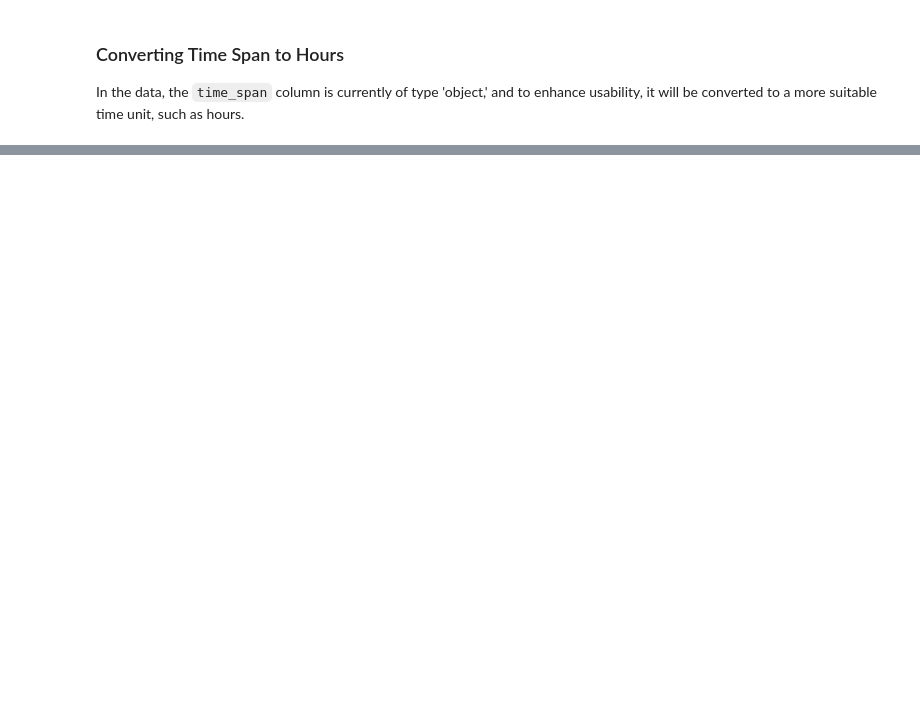
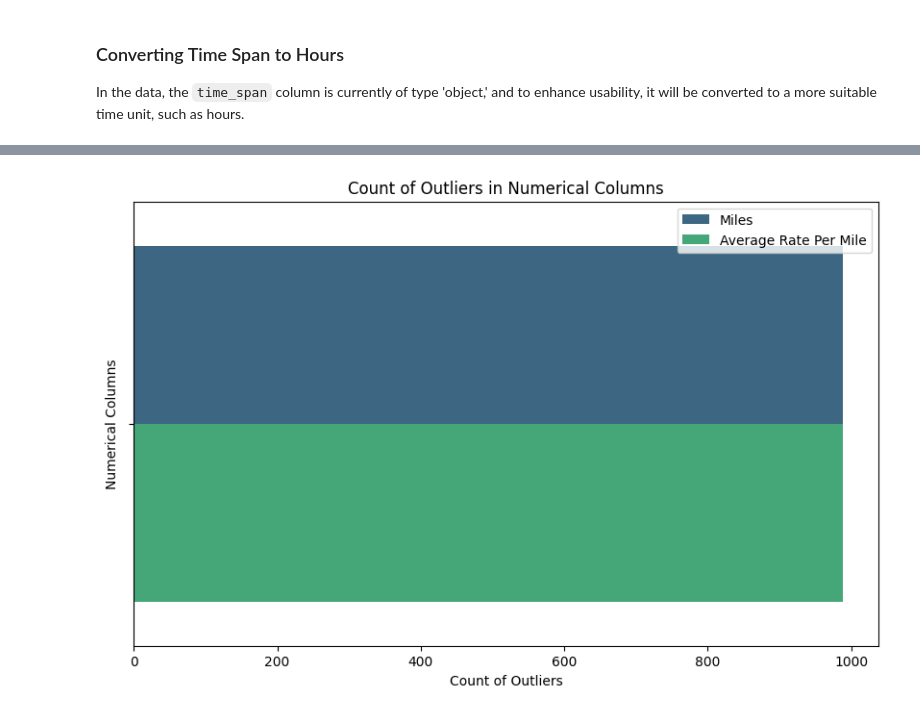
Before and after one commit to ANGADJIT/logistics-Data-Analytics, a Jupyter notebook: src/analytics/data-cleansing.ipynb, the cells around one changed output, grey strips where cells are left out. Drawn from its saved outputs; the diff is of its cells as text; code cells hidden in the pictures; blank space fills up the shorter version.

Commit message:
data cleansing task done

```diff
--- a/src/analytics/data-cleansing.ipynb
+++ b/src/analytics/data-cleansing.ipynb
@@ -187,0 +231,3 @@ logistics_df
+# %%
+logistics_df = logistics_df[logistics_df.origin_city != logistics_df.destination_city]
+logistics_df.shape[0]
@@ -187,0 +243,27 @@ logistics_df
+# %%
+def get_outliers(df: pd.DataFrame, column: str) -> pd.DataFrame:
+    q1 = df[column].quantile(.25)
+    q3 = df[column].quantile(.75)
+    iqr = q3 - q1
+
+    lower_bound = (q1 - 1.5) * iqr
+    upper_bound = (q3 + 1.5) * iqr
+
+    return df[(df[column] <
+                         lower_bound) | (df[column] > upper_bound)]
+# %%
+miles_ot = get_outliers(df=logistics_df, column='miles').shape[0]
+average_rate_per_mile_ot = get_outliers(
+    df=logistics_df, column='average_rate_per_mile').shape[0]
+
+columns = ['Miles', 'Average Rate Per Mile']
+outlier_counts = [miles_ot, average_rate_per_mile_ot]
+
+plt.figure(figsize=(10, 6));
+sb.barplot(x=outlier_counts, hue=columns, palette='viridis',legend=True)
+plt.title('Count of Outliers in Numerical Columns')
+plt.xlabel('Count of Outliers')
+plt.ylabel('Numerical Columns')
+plt.show()
+# %% [output]
+[figure, added]
```
Also changed, not shown: parts of 15 cells of this notebook, 1 other file.
